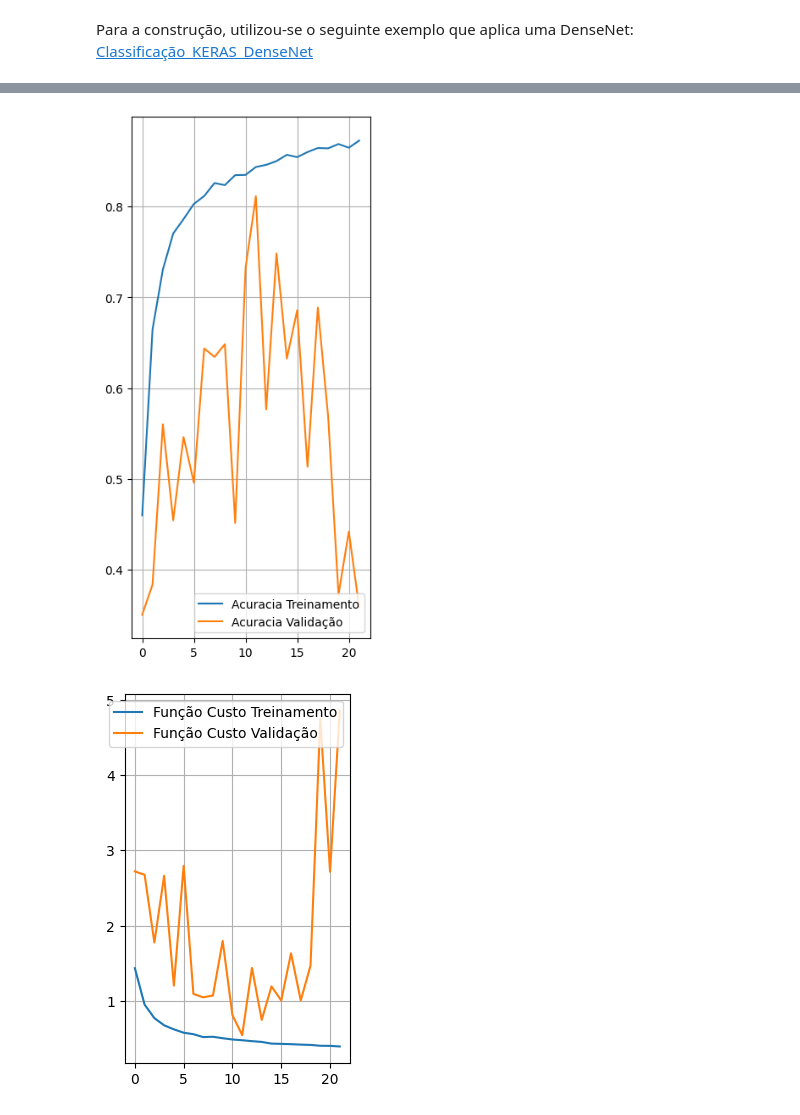
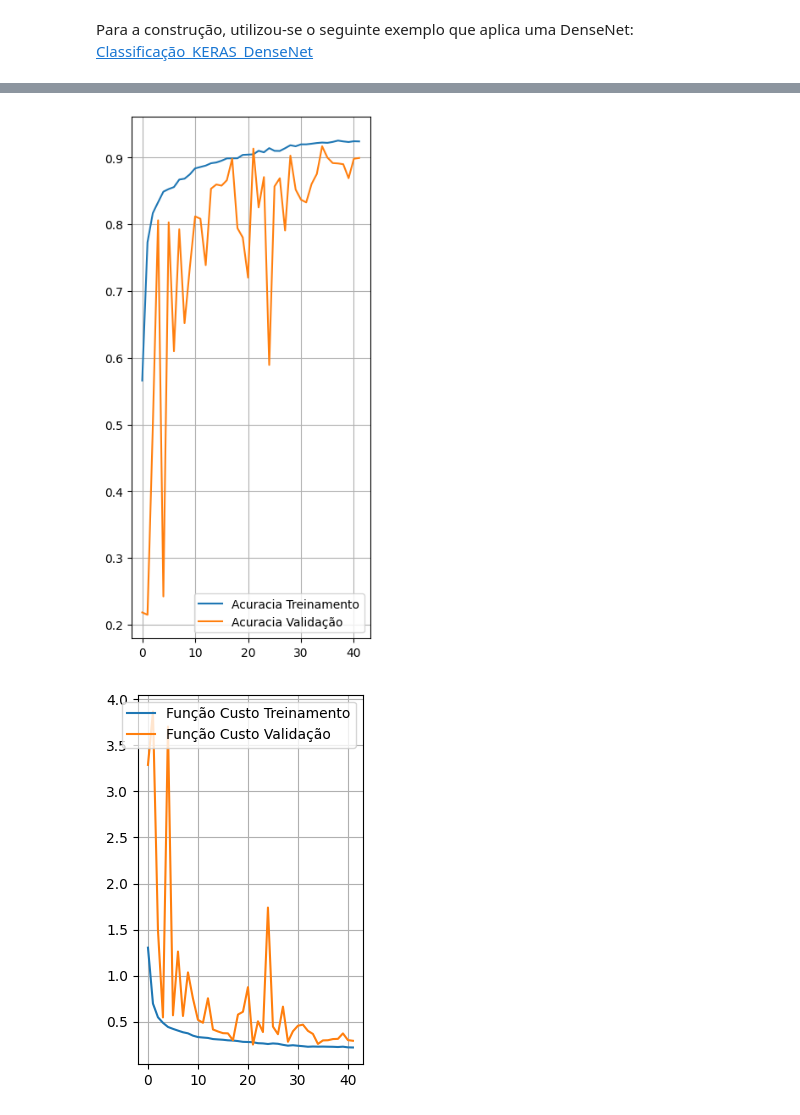
Before and after one commit to Jitesh193/IA048, a Jupyter notebook: EFC3/efc3_parte3_175867.ipynb, the cells around one changed output, grey strips where cells are left out. Saved outputs shown, nothing was run; the diff lists cells and outputs as text; code cells hidden in the pictures.

```diff
--- a/EFC3/efc3_parte3_175867.ipynb
+++ b/EFC3/efc3_parte3_175867.ipynb
@@ -87,7 +87,7 @@ def transition(inputs, num_filters, compression_factor, dropout_rate,eps):
     x = tf.keras.layers.Activation('relu')(x)
     num_feature_maps = inputs.shape[1]
 
-    x = tf.keras.layers.Conv2D(np.floor(compression_factor * num_feature_maps).astype(np.int64), kernel_size=(1,1), use_bias=False, padding='same',kernel_initializer='he_normal' , kernel_regularizer=tf.keras.regularizers.l2( eps ) )(x)
+    x = tf.keras.layers.Conv2D(np.floor(compression_factor * num_feature_maps).astype(np.int64), kernel_size=(1,1), use_bias=False, padding='same', kernel_regularizer=tf.keras.regularizers.l2( eps ) )(x)
     x = tf.keras.layers.Dropout(rate=dropout_rate)(x)
     x = tf.keras.layers.AveragePooling2D(pool_size=(2,2))(x)
     return x
@@ -95,7 +95,7 @@ def transition(inputs, num_filters, compression_factor, dropout_rate,eps):
 def dense_blk(inputs, num_layers, num_filters, growth_rate, dropout_rate,eps):
 
     for i in range(num_layers):
-        conv_out = H(inputs, num_filters, dropout_rate,eps)
+        conv_out = H(inputs, num_filters, dropout_rate)
         inputs = tf.keras.layers.Concatenate()([conv_out,inputs])
         num_filters += growth_rate
 
@@ -105,17 +105,17 @@ def dense_blk(inputs, num_layers, num_filters, growth_rate, dropout_rate,eps):
 # Programa Final para construir o modelo.
 
 input_shape = (28,28,3)
-eps = 1e-3
+eps = 1.1e-4
 num_block = 2
-num_layer_pblock = 4
-growth_rate = 2
-dropout_rate = 0.5
-compression_factor = 0.7
+num_layer_pblock = 2
+growth_rate = 8
+dropout_rate = 0.4
+compression_factor = 0.5
 
-num_filters = 2
+num_filters = 8
 
 inputs = tf.keras.layers.Input(shape=input_shape)
-x = tf.keras.layers.Conv2D(num_filters, kernel_size=(3,3), use_bias=False, kernel_initializer='he_normal', kernel_regularizer=tf.keras.regularizers.l2(eps))(inputs)
+x = tf.keras.layers.Conv2D(num_filters, kernel_size=(3,3), use_bias=False, kernel_regularizer=tf.keras.regularizers.l2(eps))(inputs)
 
 for i in range(num_block):
     x,num_filters = dense_blk(x, num_layer_pblock, num_filters, growth_rate, dropout_rate,eps)
@@ -155,8 +155,10 @@ Model: "functional_23"
 # %%
-batch_size = 16
+batch_size = 64
 epochs = 100
 
+early_stopping = tf.keras.callbacks.EarlyStopping(monitor='val_loss', patience=20, restore_best_weights=True)
+reduce_lr = tf.keras.callbacks.ReduceLROnPlateau(monitor='val_loss', factor=0.5, patience=5, min_lr=1e-6)
 # hist = model.fit(datagen.flow(TrainX_n, TrainY, batch_size=batch_size, seed=seed),epochs=epochs, batch_size=batch_size, validation_data=(ValX_n,ValY))
-hist = model.fit(TrainX_n,TrainY,epochs=epochs, batch_size=batch_size, validation_data=(ValX_n,ValY),callbacks=tf.keras.callbacks.EarlyStopping(monitor='val_loss', patience=10, restore_best_weights=True))
+hist = model.fit(TrainX_n,TrainY,epochs=epochs, batch_size=batch_size, validation_data=(ValX_n,ValY),callbacks=[early_stopping, reduce_lr])
 # %% [output]
 Epoch 1/100
@@ -181,29 +183,29 @@ KeyboardInterrupt:
 # %%
 acc = hist.history['acc']
 validation_acc = hist.history['val_acc']
 
 loss = hist.history['loss']
 val_loss = hist.history['val_loss']
 
-range_epochs = np.arange(22)
+range_epochs = np.arange(42)
 
 plt.figure(figsize=(8,8))
 plt.subplot(1,2,1)
 plt.plot(range_epochs,acc, label='Acuracia Treinamento')
 plt.plot(range_epochs,validation_acc, label='Acuracia Validação')
 plt.legend(loc='lower right')
 plt.grid(True)
 plt.show()
 
 plt.subplot(1,2,2)
 plt.plot(range_epochs,loss, label='Função Custo Treinamento')
 plt.plot(range_epochs,val_loss, label='Função Custo Validação')
 plt.legend(loc='upper right')
 plt.grid(True)
 plt.show()
 # %% [output]
-[figure, old version]
+[figure, new version]
-[figure, old version]
+[figure, new version]
 # %%
 import itertools
 #Plot the confusion matrix. Set Normalize = True/False
```
Also changed, not shown: parts of 5 cells of this notebook, 2 other files.
